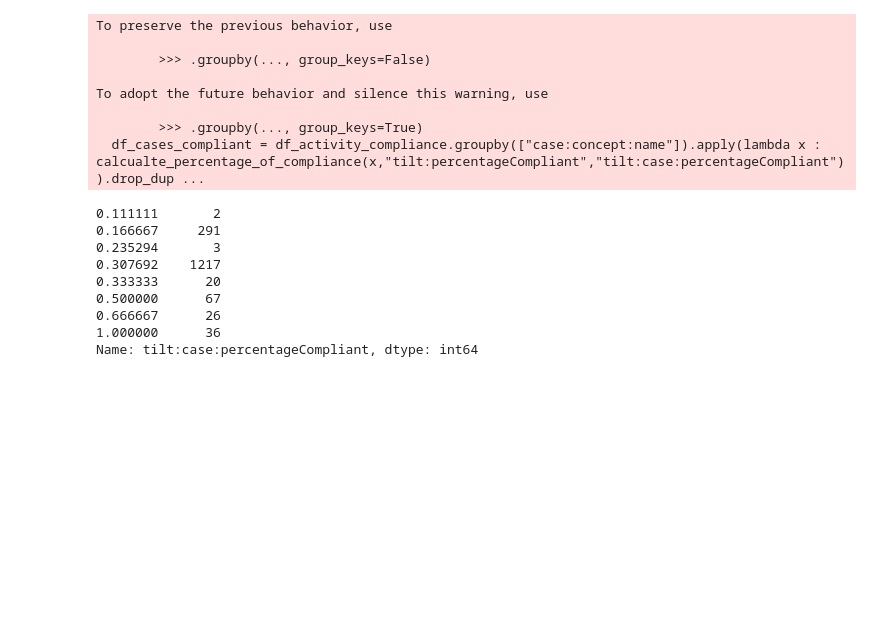
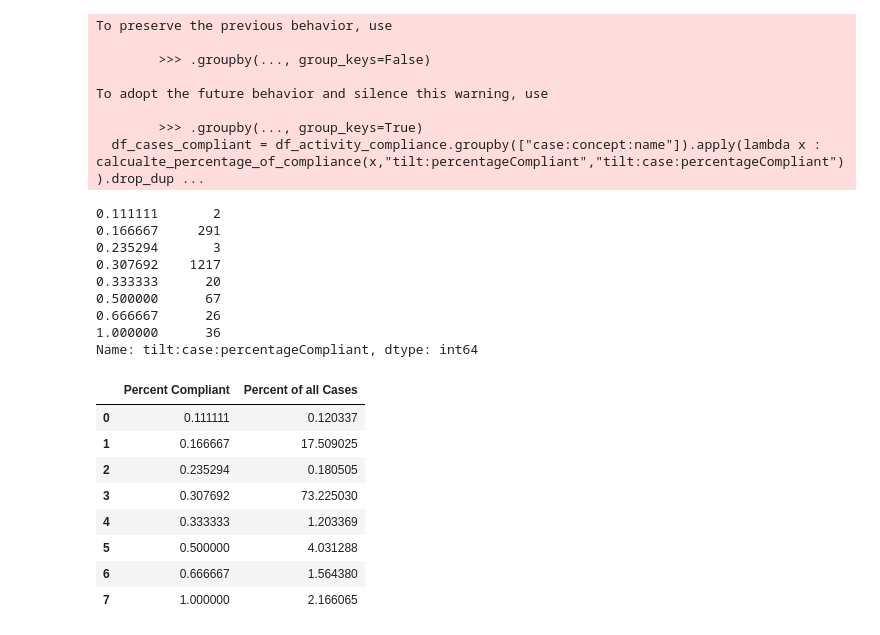
Before and after one commit to curiousjaki/transparency-logging, a Jupyter notebook: src/mining-dashboard/app/conformance_checking.ipynb, the cells around one changed output. Saved outputs shown, nothing was run; the diff lists cells and outputs as text; code cells hidden in the pictures; blank space fills up the shorter version.

```diff
--- a/src/mining-dashboard/app/conformance_checking.ipynb
+++ b/src/mining-dashboard/app/conformance_checking.ipynb
@@ -174,3 +174,15 @@ bar_data = bar_data.rename(index="Percent of all Cases")
 bar_data = bar_data * 100
 fig = px.bar(bar_data,title="Case percentage of data disclosed compliance")
 fig.show()
+# %%
+bar_data.reset_index()
+# %% [output]
+|  | Percent Compliant | Percent of all Cases |
+| 0 | 0.111111 | 0.120337 |
+| 1 | 0.166667 | 17.509025 |
+| 2 | 0.235294 | 0.180505 |
+| 3 | 0.307692 | 73.225030 |
+| 4 | 0.333333 | 1.203369 |
+| 5 | 0.500000 | 4.031288 |
+| 6 | 0.666667 | 1.564380 |
+| 7 | 1.000000 | 2.166065 |
```
Also changed, not shown: parts of 1 cell of this notebook, 8 other files.
